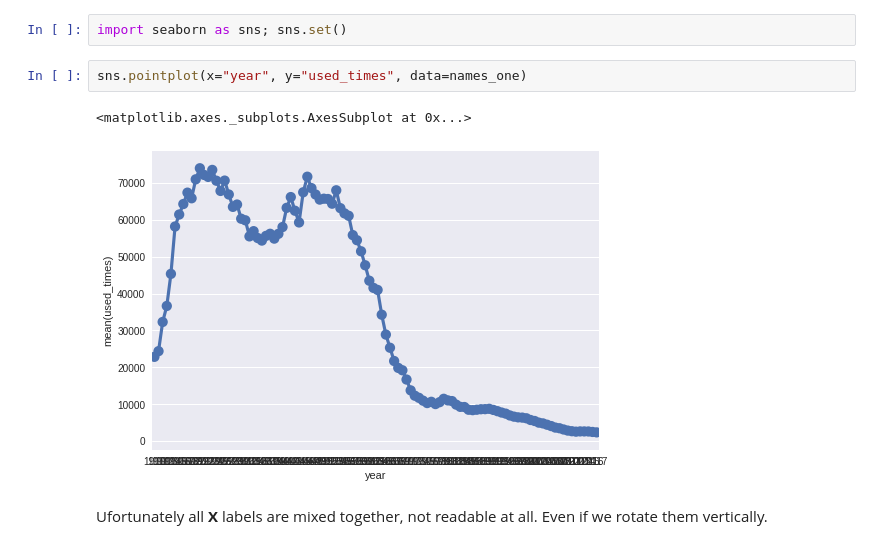
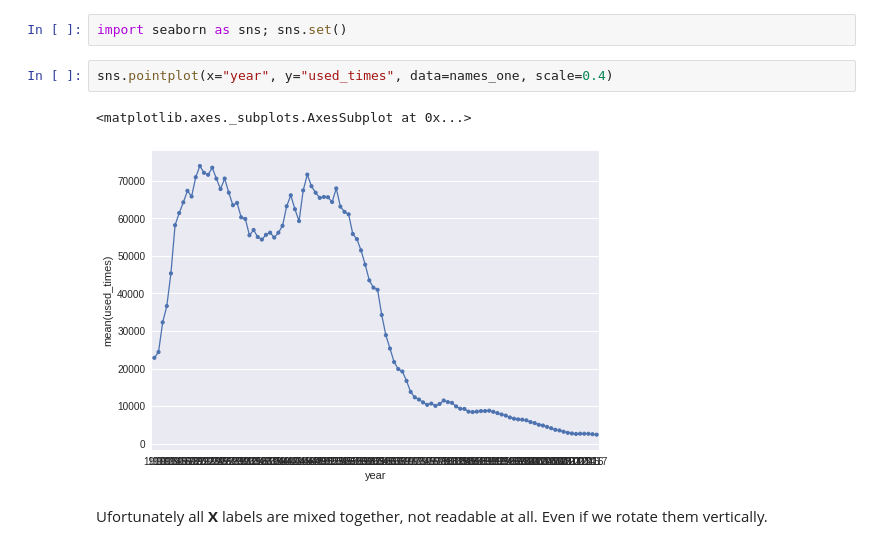
Before and after one commit to lc0/deeplearning-playground, a Jupyter notebook: charts/Seaborn-hide_labels.ipynb, the cells around one changed output. Cells and saved outputs as stored; diff of their text form.

Commit message:
Updated scale for graphs

```diff
--- a/charts/Seaborn-hide_labels.ipynb
+++ b/charts/Seaborn-hide_labels.ipynb
@@ -60,10 +60,10 @@ names_one.head()
 # %%
 import seaborn as sns; sns.set()
 # %%
-sns.pointplot(x="year", y="used_times", data=names_one)
+sns.pointplot(x="year", y="used_times", data=names_one, scale=0.4)
 # %% [output]
 <matplotlib.axes._subplots.AxesSubplot at 0x...>
-[figure, old version]
+[figure, new version]
 # %% [markdown]
 Ufortunately all **X** labels are mixed together, not readable at all. Even if we rotate them vertically.
 # %% [markdown]
```
Also changed, not shown: parts of 1 cell of this notebook.
